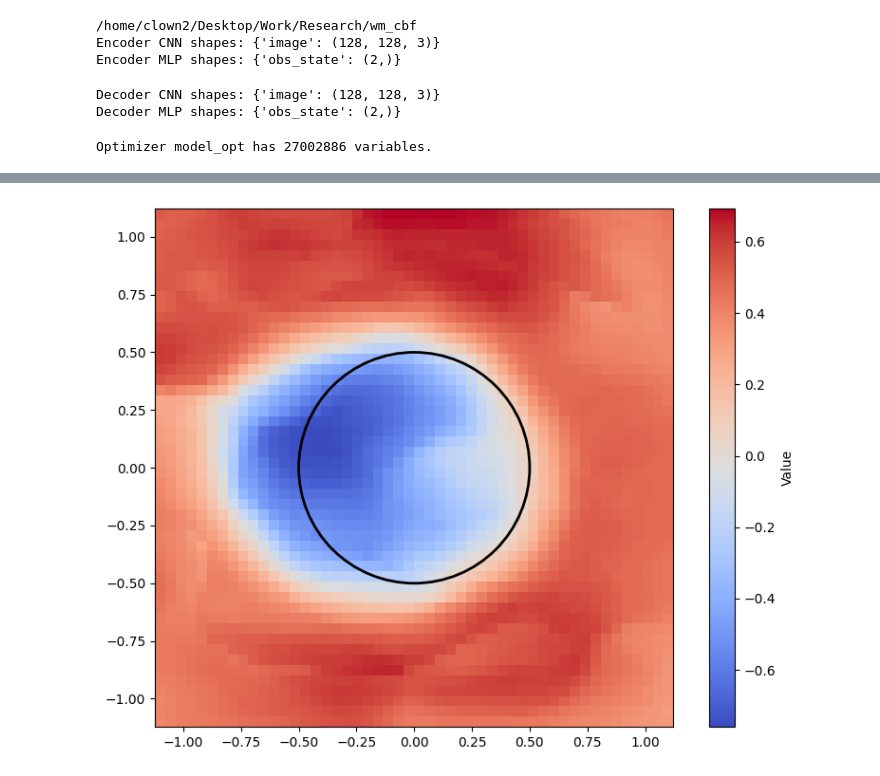
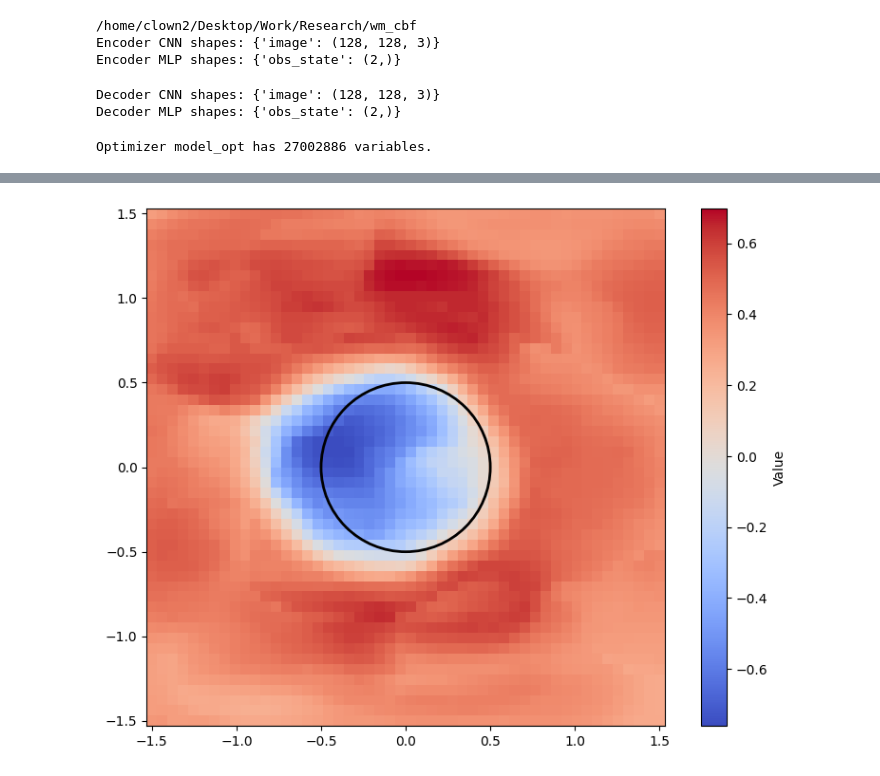
Before and after one commit to stevenwman/wm_cbf, a Jupyter notebook: visualize_brt.ipynb, the cells around one changed output, grey strips where cells are left out. Drawn from its saved outputs; the diff is of its cells as text; code cells hidden in the pictures.

```diff
--- a/visualize_brt.ipynb
+++ b/visualize_brt.ipynb
@@ -12,8 +12,8 @@ import tools, collections
 val_fn = LatentDubinContinuousAction()
 
 # create a grid of data, it should be 3xN, each of the N column should be [x,y,theta], theta is all 0, x and y should fill a grid of 100 x 100 points spanning from val_fn.args.x_min to val_fn.args.x_max and val_fn.args.y_min to val_fn.args.y_max
-x_min = -1.1
-x_max = 1.1
+x_min = -1.5
+x_max = 1.5
 
 x = torch.linspace(x_min, x_max, 50)
 y = torch.linspace(x_min, x_max, 50)
@@ -64,2 +64,2 @@ The timed block took 9.080655 seconds.
 Values shape: (50, 50)
-[figure, old version]
+[figure, new version]
```
Also changed, not shown: parts of 1 cell of this notebook, 6 other files.
